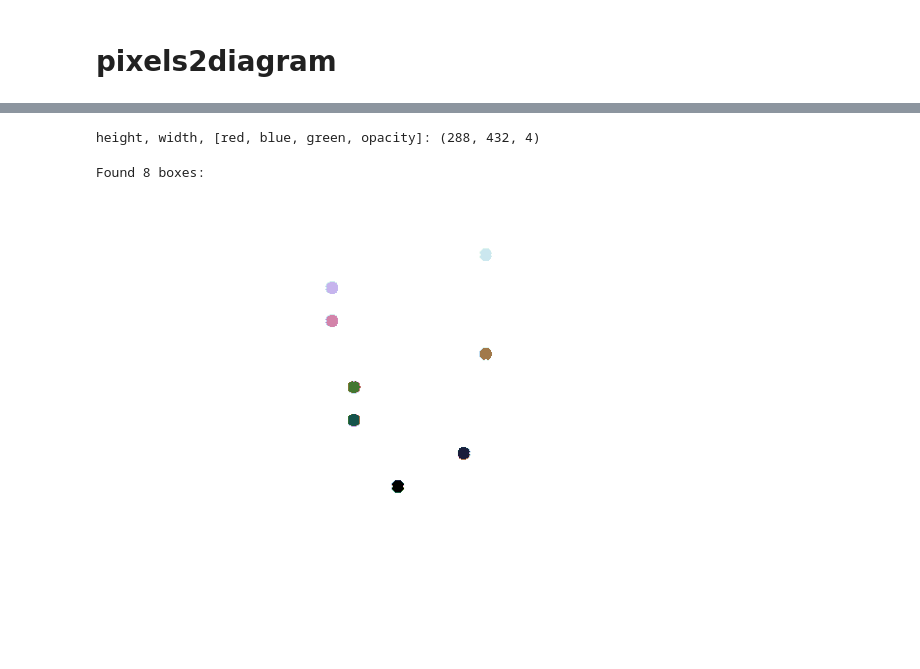
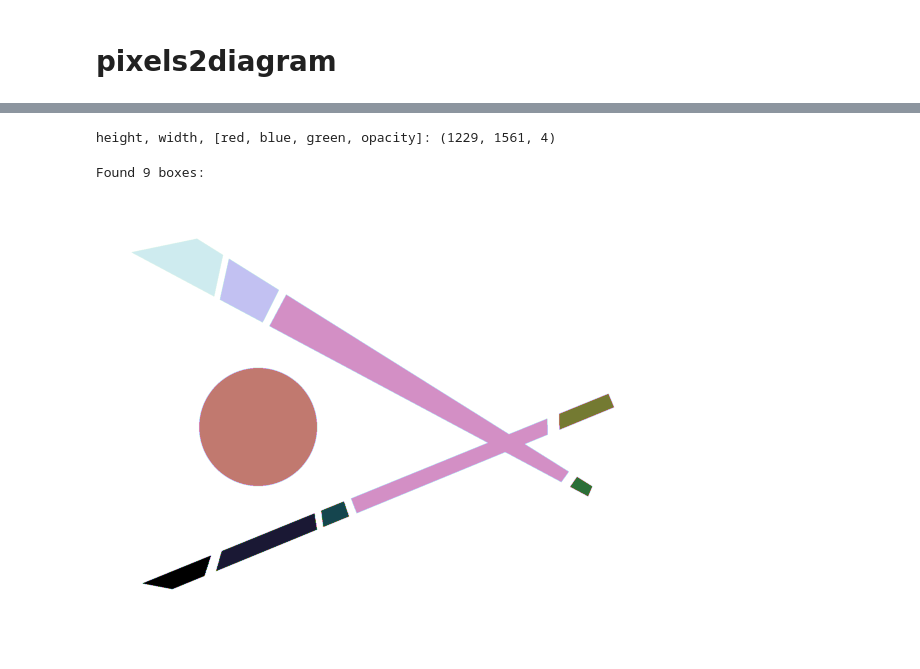
Before and after one commit to cnm13ryan/discopy, a Jupyter notebook: docs/notebooks/pixels2diagram.ipynb, the cells around one changed output, grey strips where cells are left out. Saved outputs shown, nothing was run; the diff lists cells and outputs as text; code cells hidden in the pictures; blank space fills up the shorter version.

```diff
--- a/docs/notebooks/pixels2diagram.ipynb
+++ b/docs/notebooks/pixels2diagram.ipynb
@@ -40,0 +18,33 @@ img
+# %%
+from discopy import *
+from PIL import Image
+
+x = Ty('x')
+unit, counit = Box('unit', Ty(), x), Box('counit', x, Ty())
+cup, cap = Box('cup', x @ x, Ty()), Box('cap', Ty(), x @ x)
+product = Box('product', x ** 2, x)
+coprod = Box('spider', x, x ** 2)
+
+for box in [unit, counit, cup, cap, product, coprod]:
+    box.draw_as_spider, box.color, box.drawing_name = True, "red", ""
+
+diagram = spiral(2)
+rewrites = list(diagram.normalize())
+diagram = rewrites[10]
+diagram = Id(x) @ coprod >> Id(x ** 2) @ unit @ Id(x) >> coprod @ Id(x @ x @ x) >> Id(x @ x) @ cup @ Id(x) >> Id(x) @ counit @ Id(x) >> product
+
+print(diagram)
+
+params = dict(
+    draw_type_labels=False,
+    draw_as_nodes=True,
+    draw_box_labels=False,
+    figsize=(10, 10),
+    margins=(0, 0),
+    nodesize=10,
+    linewidth=10,
+    path='/Users/alexis.toumi/WORK/TEX/THESIS/img/punkt-und-linie/start.png')
+
+# diagram.draw(**params)
+img = Image.open(params['path'])
+img
@@ -44,26 +57,26 @@ import numpy as np
 arr = np.array(img)
 print("height, width, [red, blue, green, opacity]: {}".format(arr.shape))
 # %% [output]
-height, width, [red, blue, green, opacity]: (288, 432, 4)
+height, width, [red, blue, green, opacity]: (1229, 1561, 4)
 # %%
 from skimage import measure
 from matplotlib import pyplot as plt
 
 
 threshold = 200
 red = np.logical_and(arr[:, :, 0] > threshold,
                      arr[:, :, 1] < threshold,
                      arr[:, :, 2] < threshold)
 box_pixels, n_boxes = measure.label(red, return_num=True)
 print("Found {} boxes:".format(n_boxes))
 
-plt.figure(figsize=(8, 8))
+plt.figure(figsize=(10, 10))
 plt.axis('off')
 plt.imshow(-box_pixels, cmap='cubehelix')
 plt.show()
 # %% [output]
-Found 8 boxes:
+Found 9 boxes:
-[figure, old version]
+[figure, new version]
 # %%
 wire_pixels, n_wires = measure.label(arr[:, :, 0] < threshold, return_num=True)
 print("Found {} wires:".format(n_wires))
```
Also changed, not shown: parts of 10 cells of this notebook, 5 other files.
